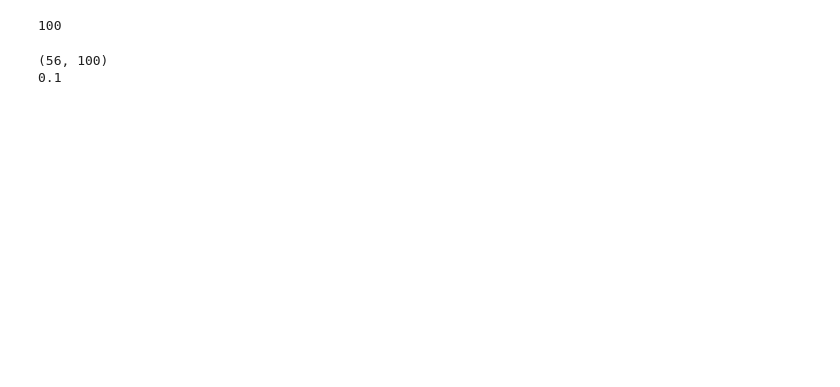
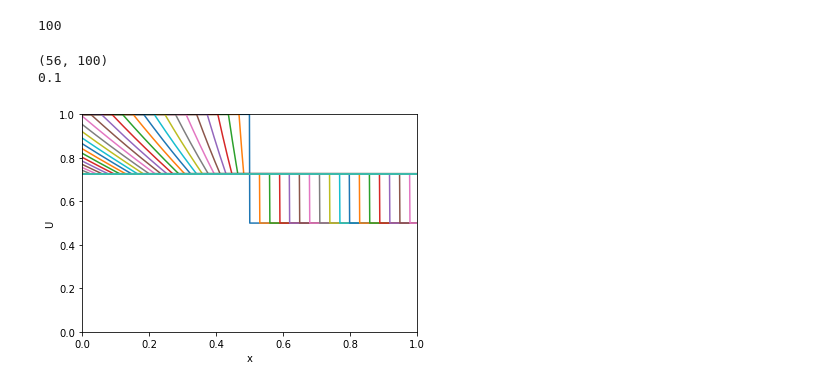
Before and after one commit to Javiermateor/Flachwassergleichung, a Jupyter notebook: HA2.ipynb, the cells around one changed output. Cells and saved outputs as stored; diff of their text form; code cells hidden in the pictures; blank space fills up the shorter version.

```diff
--- a/HA2.ipynb
+++ b/HA2.ipynb
@@ -5,6 +7,6 @@ import pandas as pd
 # %%
 def Anfangsbedigungen(Nx,CFL,verbose=True):
-    xmax = 10
+    xmax = 1 # Diesmal nur von null bis 1 (eigentlich nur 0 < x < 1)
     xmin = 0
     dx = (xmax-xmin)/Nx
     x = np.linspace(xmin, xmax, Nx)
@@ -55,8 +57,6 @@ def upwind_verfahren(Nx, CFL=1):
 
     return U_glatt, U_unstetig, x, dt
 # Frage: Es ist noch nicht ganz klar mit den Randbedingungen
-#test kommentar
-a= 9
 # %%
 N = 100
 CFL = 0.9
@@ -104,0 +146,41 @@ print(max(x)/len(x)) #-----------> dx
+# %%
+# Initialiesierung der Werte:
+hl= 1
+hr = 0.5
+x0 = 0.5
+g= 9.81
+
+#temporär: (Ersetzen mit Anfangsbedingungen, dann müsste t in Anfangsbedingungen ergänzt werden)
+x = np.linspace(0, 1, 1000)
+t = np.linspace(0, 1, 100)
+
+
+
+# Sw bestimmen
+def f(Sw):
+    return Sw - (g*hr)/(4*Sw)*(1+np.sqrt(1+(8*Sw**2)/(g*hr))) + 2*np.sqrt((g*hr)/2*(np.sqrt(1+(8*Sw**2)/(g*hr))-1)) - 2*np.sqrt(g*hl)
+z = 1
+while True:
+    Sw = optimize.newton(f, z) # Validierung des positiven ergebnisses
+    z += 1
+    if Sw > 0:
+        break
+
+
+h,u = dammbruch(x,t,x0,hl,hr,Sw)
+#print(h[:,1])
+
+fig, ax = plt.subplots()
+for n in range(h.shape[1]):
+        ax.plot(x, h[:,n])
+ax.set_xlabel('x')
+ax.set_ylabel('U')
+ax.title.set_fontsize(13)
+ax.set_xlim(0,1)
+ax.set_ylim(0,1)
+plt.show()
+
+# Vielleicht Animation daraus machen?
+# Komisch, dass auf der "rechten Seite" es so eckig ist, aber in der h Funktion zwischen xb und xc ist weder x noch t in der Rechnung integriet, also muss es eine Konstante sein (0.75...).
+# %% [output]
+[figure, added]
```
Also changed, not shown: parts of 2 cells of this notebook.
